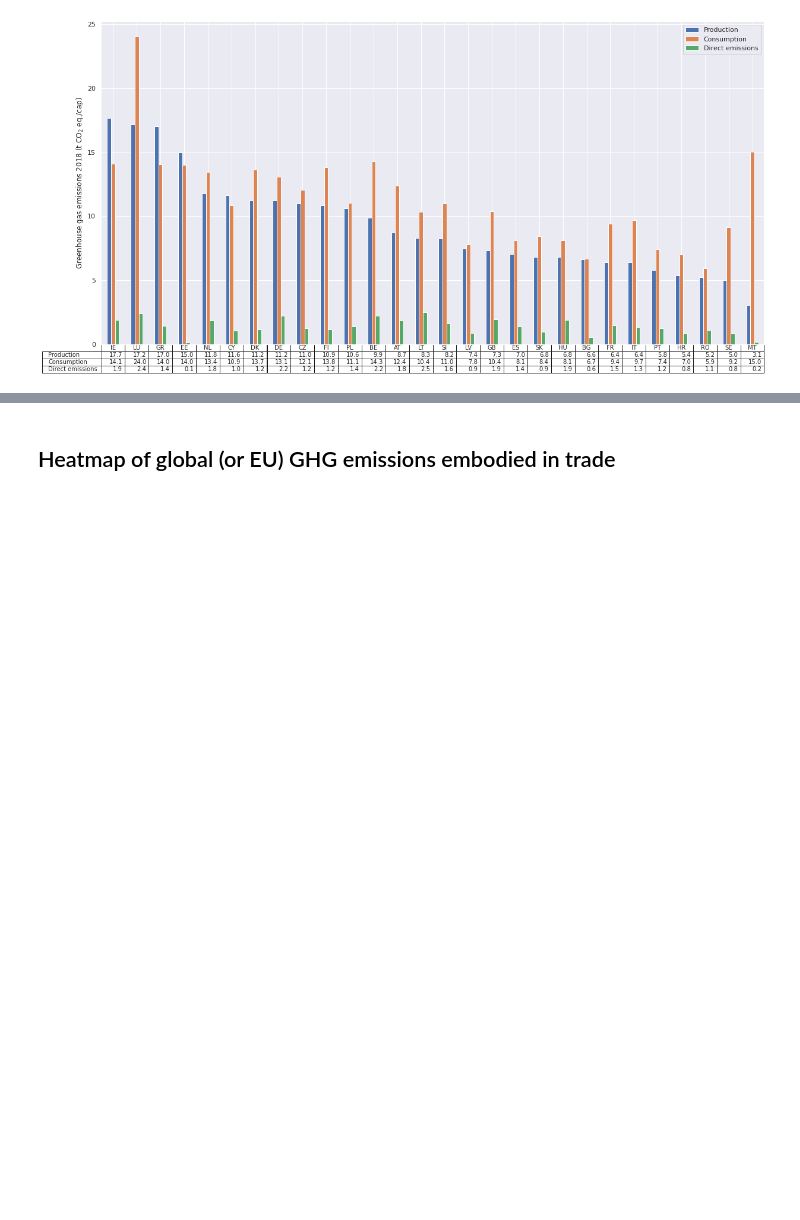
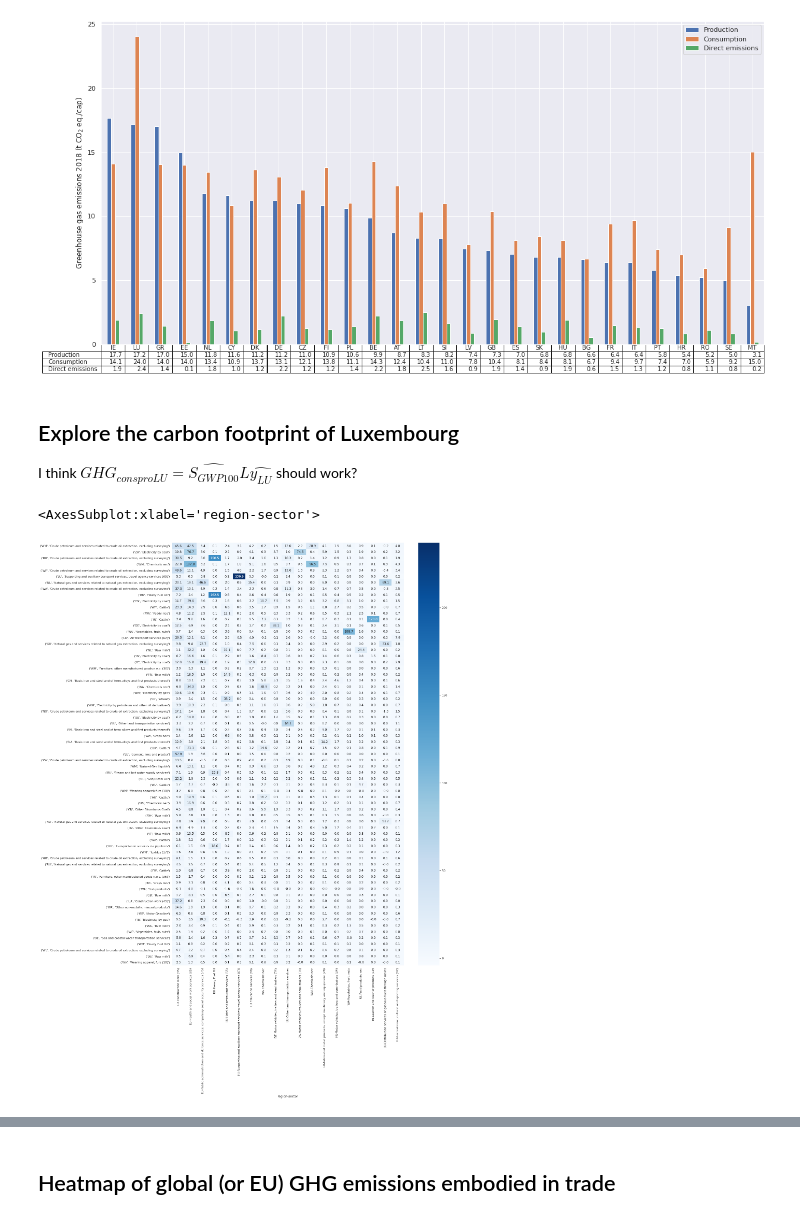
Before and after one commit to thomasgibon/io-footprinting, a Jupyter notebook: exiobase_use.ipynb, the cells around one changed output, grey strips where cells are left out. Cells and saved outputs as stored; diff of their text form; code cells hidden in the pictures; blank space fills up the shorter version.

```diff
--- a/exiobase_use.ipynb
+++ b/exiobase_use.ipynb
@@ -305,3 +372,24 @@ footprints_EU_tot=pd.concat([GHG_pba_tot,
                                          'Consumption',
                                         'Direct emissions')).iloc[:28,:].sort_values(by='Production',ascending=False)*1e-9
 footprints_EU_tot.to_csv('footprint_EU_{}.csv'.format(year))
+# %% [markdown]
+## Explore the carbon footprint of Luxembourg
+I think $GHG_{cons pro LU}=\widehat{S_{GWP100}}L\widehat{y_{LU}}$ should work?
+# %%
+Y_LU = io.Y['LU'].sum(1)
+# %%
+GHG_cons_pro_LU=io.L.multiply(io.impact.S.loc[ind],axis=0).multiply(Y_LU)
+# %%
+GHG_cons_pro_LU['TOTAL'] = GHG_cons_pro_LU.sum(1)
+GHG_cons_pro_LU.loc['TOTAL'] = GHG_cons_pro_LU.sum(0)
+# %%
+GHG_snap = GHG_cons_pro_LU.sort_values('TOTAL',axis=1,ascending=False).sort_values('TOTAL',ascending=False).iloc[:70,:20].drop('TOTAL').drop('TOTAL',axis=1)*1e-6
+fig, ax = plt.subplots(figsize=(20,30))
+sns.heatmap(GHG_snap, annot=True,
+#             norm=matplotlib.colors.LogNorm(vmin=1e-6,
+#                                            vmax=GHG_snap.max().max()),
+            cmap='Blues',
+           fmt='.1f')
+# %% [output]
+<AxesSubplot:xlabel='region-sector'>
+[figure, added]
```
Also changed, not shown: parts of 23 cells of this notebook.
